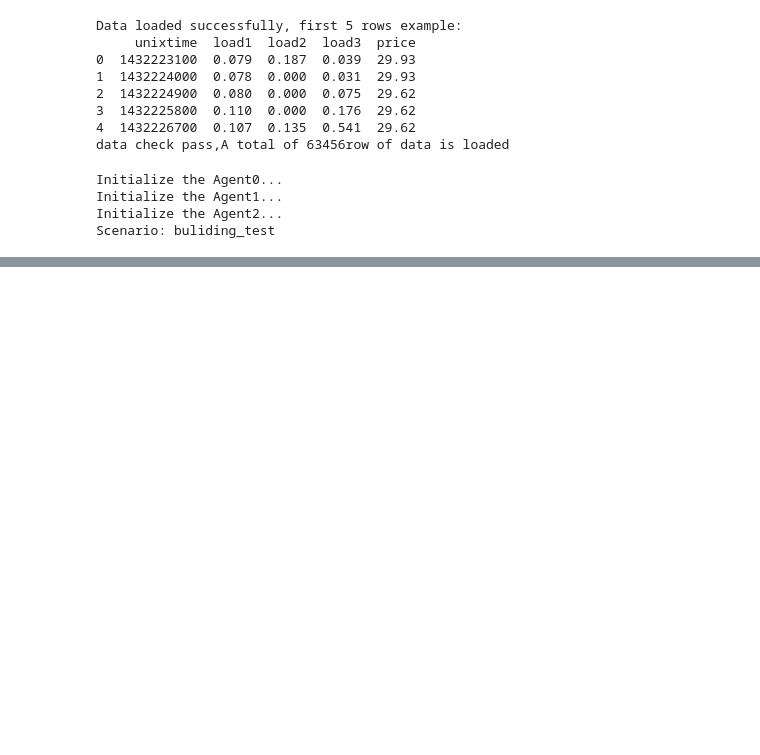
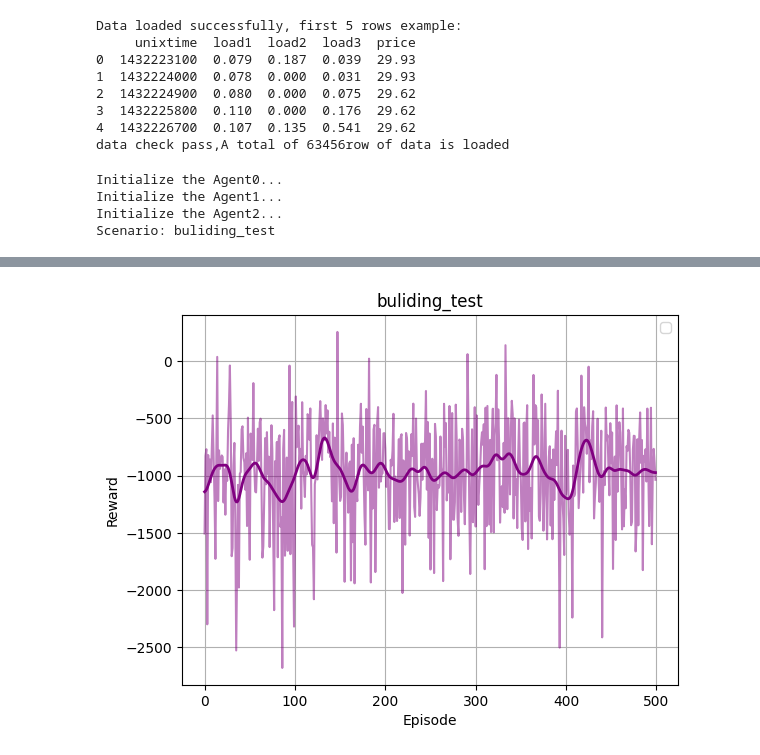
Before and after one commit to wenyuxin-00/MADRL_ESS, a Jupyter notebook: environments/building_test.ipynb, the cells around one changed output, grey strips where cells are left out. Saved outputs shown, nothing was run; the diff lists cells and outputs as text; code cells hidden in the pictures; blank space fills up the shorter version.

Commit message:
Show training results,  but there is still a bug that only discharges

```diff
--- a/environments/building_test.ipynb
+++ b/environments/building_test.ipynb
@@ -321,19 +356,19 @@ class MultiAgentEnergyStorageEnv:
 device = torch.device("cuda:0" if torch.cuda.is_available() else "cpu")
 print("Using device: ", device)
 os.environ["KMP_DUPLICATE_LIB_OK"] = "TRUE"
-NUM_EPISODE = 100
+NUM_EPISODE = 500
 NUM_STEP = 96
 NUM_AGENT = 3
-WARMUP_EPISODES = 500
+WARMUP_EPISODES = NUM_EPISODE/2
 
 LR_ACTOR = 0.001
 LR_CRITIC = 0.001
-HIDDEN_DIM = 32
+HIDDEN_DIM = 128
 GAMMA = 0.99
 TAU = 0.01
 MEMORY_SIZE = 5000
 BATCH_SIZE = 256
-TARGET_UPDATE_INTERVAL = 100
+TARGET_UPDATE_INTERVAL = 100 #这里不能乱动，不然除不尽的话没法更新
 
 PRINT_INTERVAL = 50
 highest_reward = 0
@@ -650,0 +702,19 @@ KeyboardInterrupt:
+# %%
+from scipy.ndimage import gaussian_filter1d
+# 4 Save the rewards
+reward_path = os.path.join(current_path, "model/" + scenario + f'/reward_{timestamp}.csv')
+# np.savetxt(current_path + f'/epi_reward_{scenario}_{timestamp}.txt', EPISODE_REWARD_BUFFER)
+np.savetxt(current_path + f'/epi_reward_{scenario}.txt', EPISODE_REWARD_BUFFER)
+# 5 Plot the rewards
+plt.plot(EPISODE_REWARD_BUFFER, color='purple', alpha=0.5)
+plt.plot(np.arange(0, NUM_EPISODE, 1), gaussian_filter1d(EPISODE_REWARD_BUFFER, sigma=5), color='purple', linewidth=2)
+
+plt.xlabel('Episode')
+plt.ylabel('Reward')
+plt.title(f'{scenario}')
+plt.legend()
+plt.savefig(f"reward_{scenario}.png", format='png')
+plt.grid()
+plt.show()
+# %% [output]
+[figure, added]
```
Also changed, not shown: parts of 6 cells of this notebook, 4 other files.
